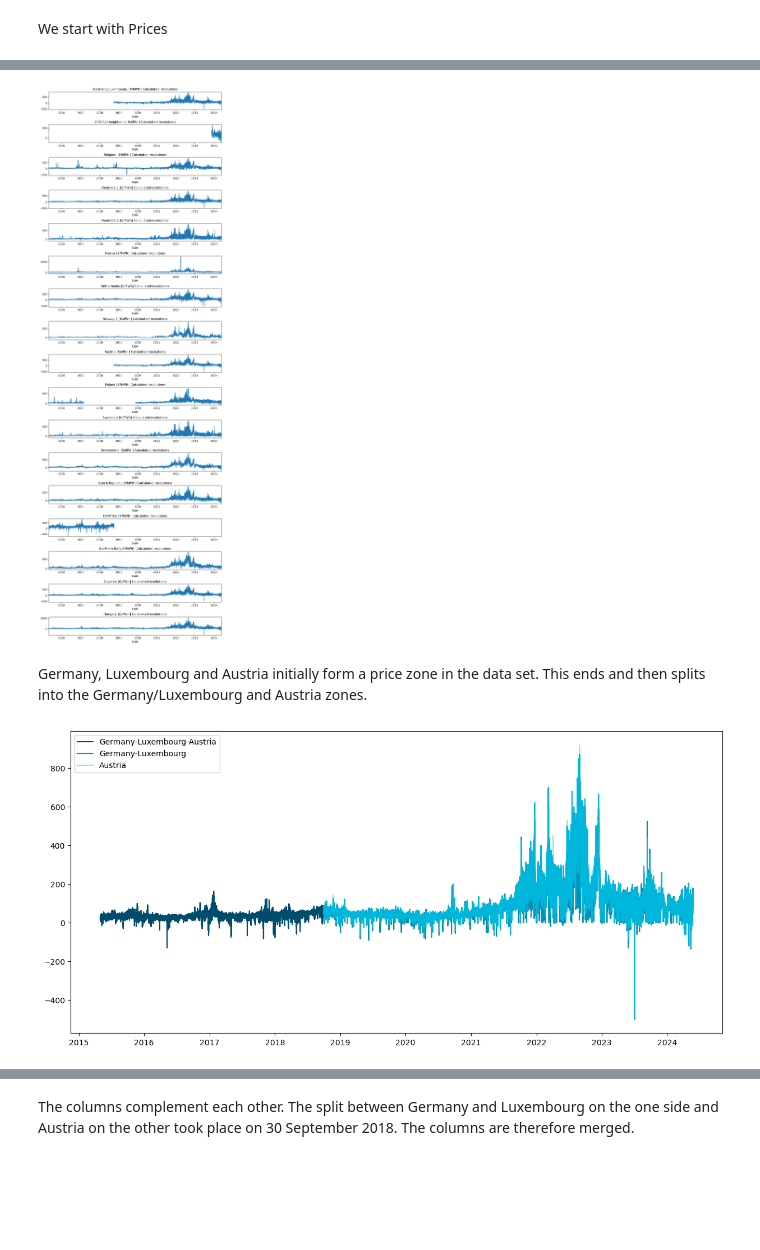
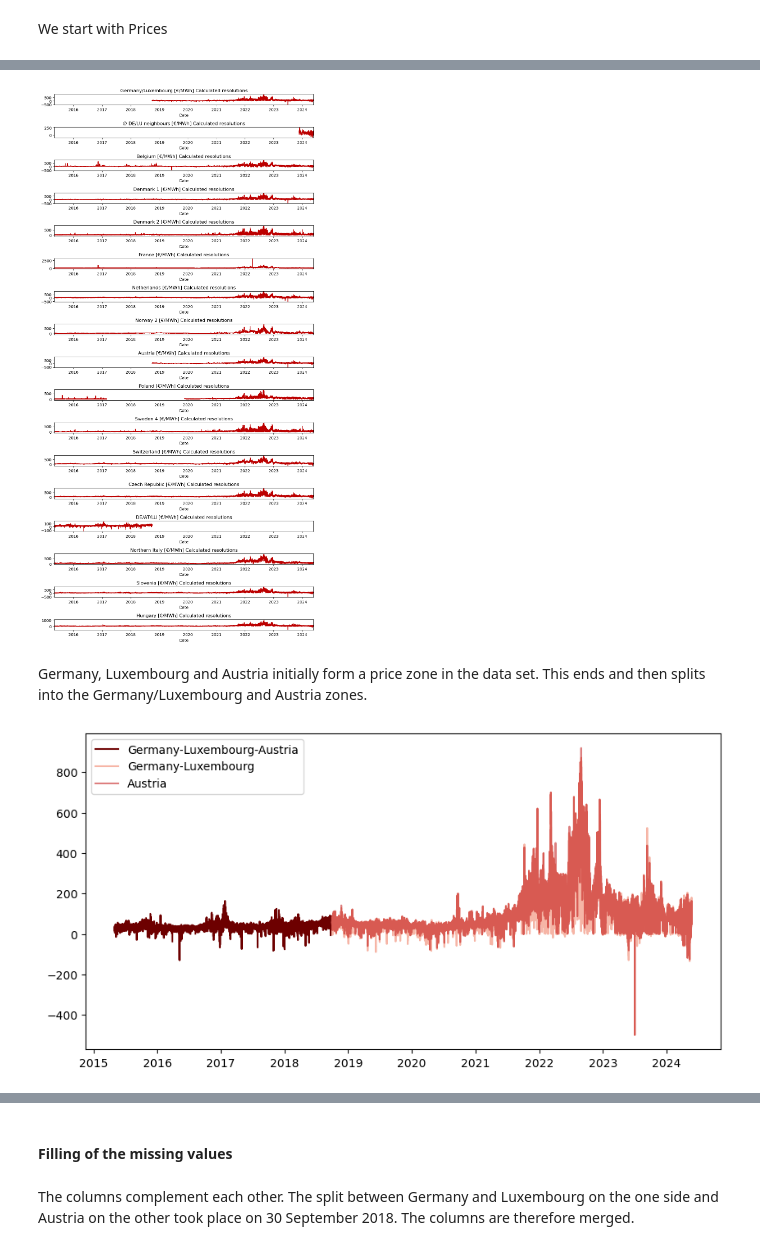
Before and after one commit to bennymiddel/Public, a Jupyter notebook: notebooks/01-data-loading-cleaning.ipynb, the cells around one changed output, grey strips where cells are left out. Drawn from its saved outputs; the diff is of its cells as text; code cells hidden in the pictures; blank space fills up the shorter version.

```diff
--- a/notebooks/01-data-loading-cleaning.ipynb
+++ b/notebooks/01-data-loading-cleaning.ipynb
@@ -396,7 +408,7 @@ Prices['Germany/Luxembourg [€/MWh] Calculated resolutions'].isna().sum()
 # %%
 plt.figure(figsize=(15,8))
 
-ax = sns.heatmap(Prices.isna().T,cbar=False)
+ax = sns.heatmap(Prices.isna().T,cbar=False, cmap="hot")
 ax.set(xticklabels=[])
 plt.show()
 # %% [output]
@@ -443,36 +435,36 @@ columns
 # %%
 
 
-fig = plt.figure(figsize=(10, 30))  # Adjust figure size accordingly
+fig = plt.figure(figsize=(10, 20))  # Adjust figure size accordingly
 gs = gridspec.GridSpec(17, 1, height_ratios=[1]*17)  # Adjust height_ratios as needed
 
 # Set the common x-axis limits based on the overall data range
 x_start = Prices.index.min()
 x_end = Prices.index.max()
 
 for k, c in columns.items():
     ax = fig.add_subplot(gs[k])
-    ax.plot(Prices.index, Prices[c])
+    ax.plot(Prices.index, Prices[c], color= '#bc0000')
     ax.set_title(c)
     ax.set_xlabel('Date')
     ax.set_xlim([x_start, x_end])  # Set the x-axis limits
 
 plt.tight_layout()
 plt.show()
 # %% [output]
-[figure, old version]
+[figure, new version]
 # %% [markdown]
 Germany, Luxembourg and Austria initially form a price zone in the data set. This ends and then splits into the Germany/Luxembourg and Austria zones.
 # %%
-plt.figure(figsize=(15,7))
-plt.plot(Prices.index, Prices[columns[13]],color = '#004c6d',label = "Germany-Luxembourg-Austria")
-plt.plot(Prices.index, Prices[columns[0]], color ='#0091b8' , label = "Germany-Luxembourg")
-plt.plot(Prices.index, Prices[columns[8]], color = '#00ddff', alpha = 0.5,label = "Austria")
+plt.figure(figsize=(10,5))
+plt.plot(Prices.index, Prices[columns[13]],color = '#6d0000',label = "Germany-Luxembourg-Austria")
+plt.plot(Prices.index, Prices[columns[0]], color ='#f6b5a6' , label = "Germany-Luxembourg")
+plt.plot(Prices.index, Prices[columns[8]], color = '#bc0000', alpha = 0.5,label = "Austria")
 
 plt.legend()
 plt.show()
 # %% [output]
-[figure, old version]
+[figure, new version]
 # %%
 Prices[['DE/AT/LU [€/MWh] Calculated resolutions','Germany/Luxembourg [€/MWh] Calculated resolutions','Austria [€/MWh] Calculated resolutions']].head(385)
 # %% [output]
@@ -490,6 +482,8 @@ Prices[['DE/AT/LU [€/MWh] Calculated resolutions','Germany/Luxembourg [€/MWh
 | 2015-05-04 23:45:00 | 27.19 | NaN | NaN |
 | 2015-05-05 00:00:00 | 24.00 | NaN | NaN |
 385 rows × 3 columns
+# %% [markdown]
+#### Filling of the missing values
 # %% [markdown]
 The columns complement each other. The split between Germany and Luxembourg on the one side and Austria on the other took place on 30 September 2018. The columns are therefore merged.
 # %%
```
Also changed, not shown: parts of 61 cells of this notebook.
